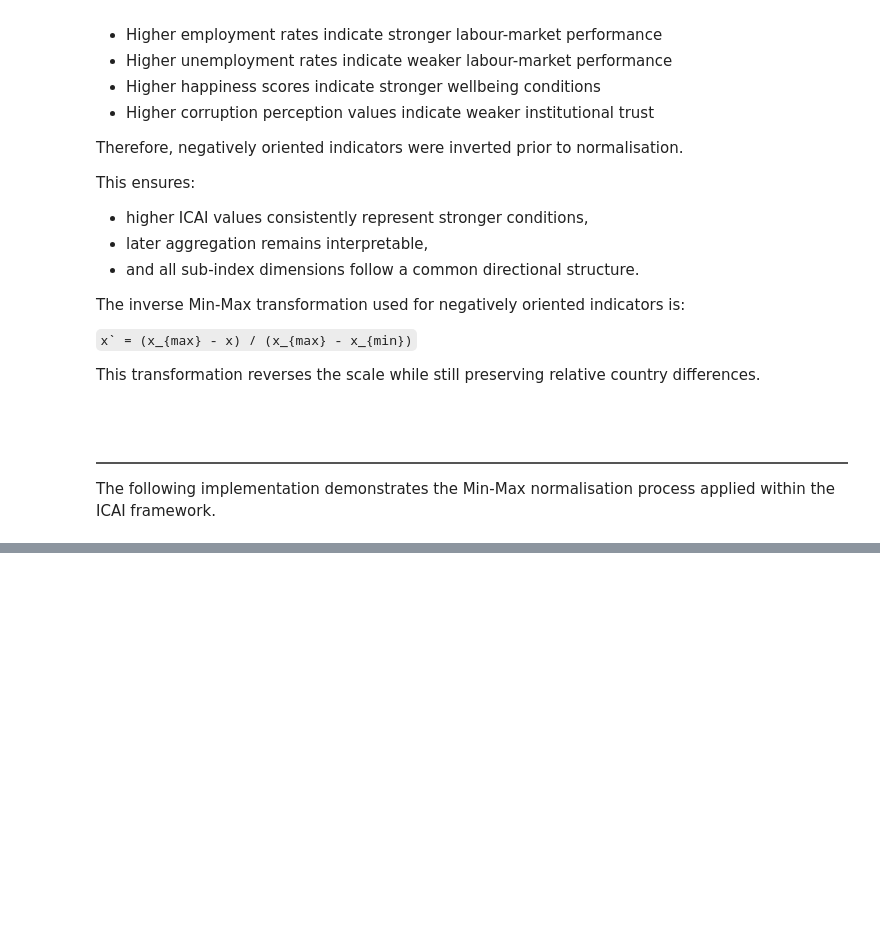
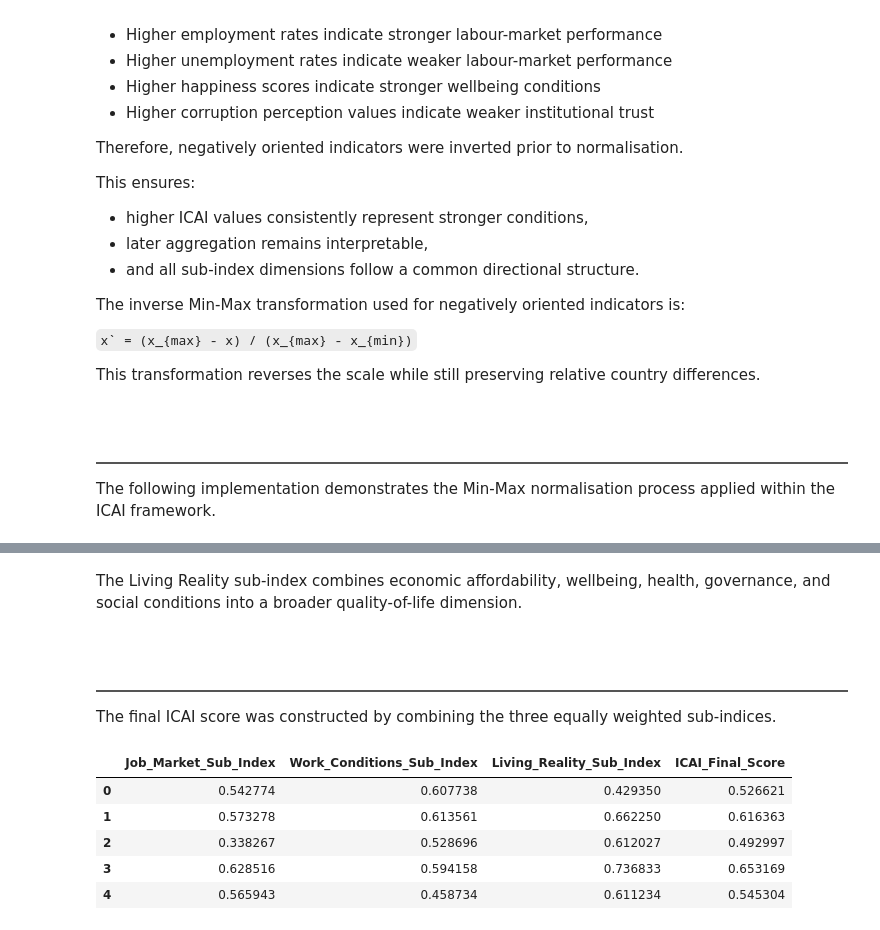
Before and after one commit to LeafMonarch/International-Career-Attractiveness-Index, a Jupyter notebook: notebooks/main.ipynb, the cells around one changed output, grey strips where cells are left out. Cells and saved outputs as stored; diff of their text form; code cells hidden in the pictures; blank space fills up the shorter version.

```diff
--- a/notebooks/main.ipynb
+++ b/notebooks/main.ipynb
@@ -3320,0 +3521,18 @@ This created a consistent directional structure for later weighting and aggregat
+# %%
+living_norm["Living_Reality_Sub_Index"] = (
+    living_norm[
+        [
+            "Food_Cost_Index",
+            "Transport_Utilities_Index",
+            "Housing_Cost_Index",
+            "Income",
+            "Happiness_Score",
+            "Social_Support",
+            "Healthy_Life_Expectancy",
+            "Freedom",
+            "Corruption_Perception"
+        ]
+    ].mean(axis=1)
+)
+
+display(living_norm.head())
@@ -3320,0 +3546,31 @@ This created a consistent directional structure for later weighting and aggregat
+# %% [markdown]
+The Living Reality sub-index combines economic affordability, wellbeing, health, governance, and social conditions into a broader quality-of-life dimension.
+# %% [markdown]
+<h2 id="final-icai-composite-index-construction"
+style="
+color:#ffffff;
+border-bottom:2px solid #555;
+padding-bottom:5px;">
+6.4 Final ICAI Composite Index Construction
+</h2>
+
+The final ICAI score was constructed by combining the three equally weighted sub-indices.
+# %%
+final_icai = pd.concat([
+    job_market_norm["Job_Market_Sub_Index"],
+    work_conditions_norm["Work_Conditions_Sub_Index"],
+    living_norm["Living_Reality_Sub_Index"]
+], axis=1)
+
+final_icai["ICAI_Final_Score"] = (
+    final_icai.mean(axis=1)
+)
+
+display(final_icai.head())
+# %% [output]
+|  | Job_Market_Sub_Index | Work_Conditions_Sub_Index | Living_Reality_Sub_Index | ICAI_Final_Score |
+| 0 | 0.542774 | 0.607738 | 0.429350 | 0.526621 |
+| 1 | 0.573278 | 0.613561 | 0.662250 | 0.616363 |
+| 2 | 0.338267 | 0.528696 | 0.612027 | 0.492997 |
+| 3 | 0.628516 | 0.594158 | 0.736833 | 0.653169 |
+| 4 | 0.565943 | 0.458734 | 0.611234 | 0.545304 |
```
Also changed, not shown: parts of 14 cells of this notebook.
